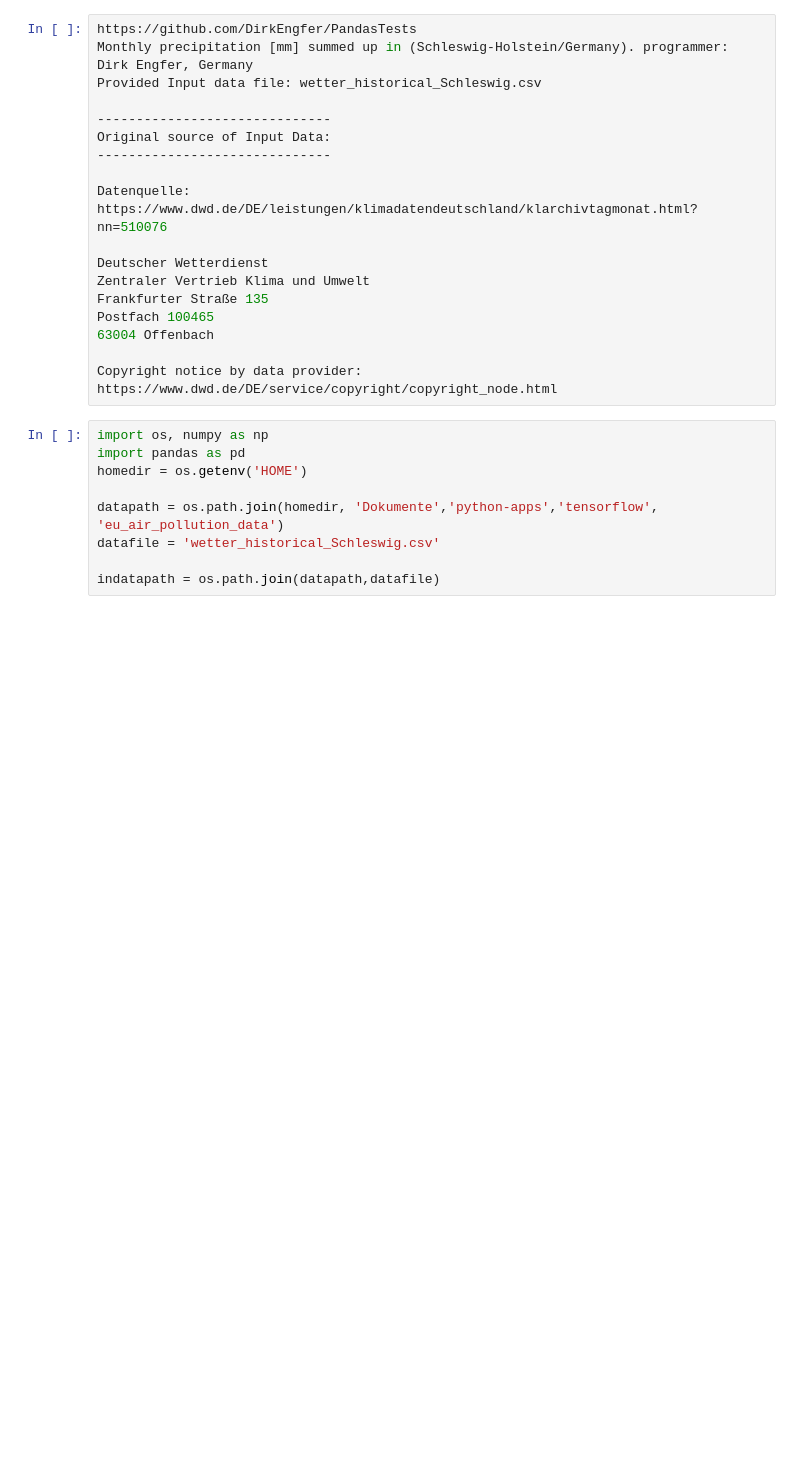
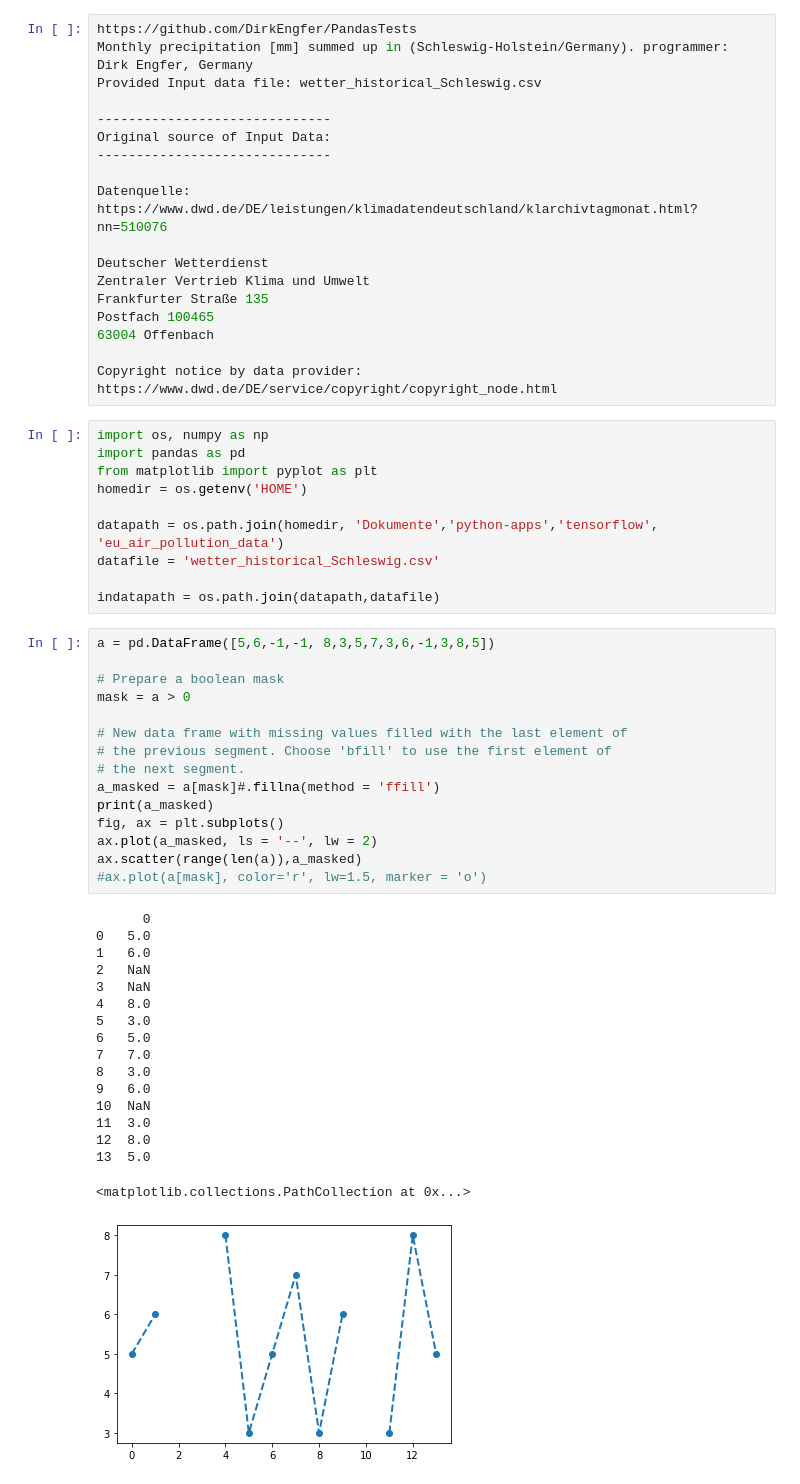
Before and after one commit to DirkEngfer/PandasTests, a Jupyter notebook: Precipitation_Schleswig.ipynb, the cells around one changed output. Drawn from its saved outputs; the diff is of its cells as text; blank space fills up the shorter version.

```diff
--- a/Precipitation_Schleswig.ipynb
+++ b/Precipitation_Schleswig.ipynb
@@ -21,12 +21,46 @@ https://www.dwd.de/DE/service/copyright/copyright_node.html
 # %%
 import os, numpy as np
 import pandas as pd
+from matplotlib import pyplot as plt
 homedir = os.getenv('HOME')
 
 datapath = os.path.join(homedir, 'Dokumente','python-apps','tensorflow', 'eu_air_pollution_data')
 datafile = 'wetter_historical_Schleswig.csv'
 
 indatapath = os.path.join(datapath,datafile)
+# %%
+a = pd.DataFrame([5,6,-1,-1, 8,3,5,7,3,6,-1,3,8,5])
+
+# Prepare a boolean mask
+mask = a > 0
+
+# New data frame with missing values filled with the last element of
+# the previous segment. Choose 'bfill' to use the first element of
+# the next segment.
+a_masked = a[mask]#.fillna(method = 'ffill')
+print(a_masked)
+fig, ax = plt.subplots()
+ax.plot(a_masked, ls = '--', lw = 2)
+ax.scatter(range(len(a)),a_masked)
+#ax.plot(a[mask], color='r', lw=1.5, marker = 'o')
+# %% [output]
+      0
+0   5.0
+1   6.0
+2   NaN
+3   NaN
+4   8.0
+5   3.0
+6   5.0
+7   7.0
+8   3.0
+9   6.0
+10  NaN
+11  3.0
+12  8.0
+13  5.0
+<matplotlib.collections.PathCollection at 0x...>
+[figure, added]
 # %%
 df = pd.read_csv(indatapath, header=0, sep=';',usecols=[1,14])
 df['start_dt'] = pd.to_datetime(df.MESS_DATUM_BEGINN, format='%Y%m%d')
```
Also changed, not shown: parts of 1 cell of this notebook.
